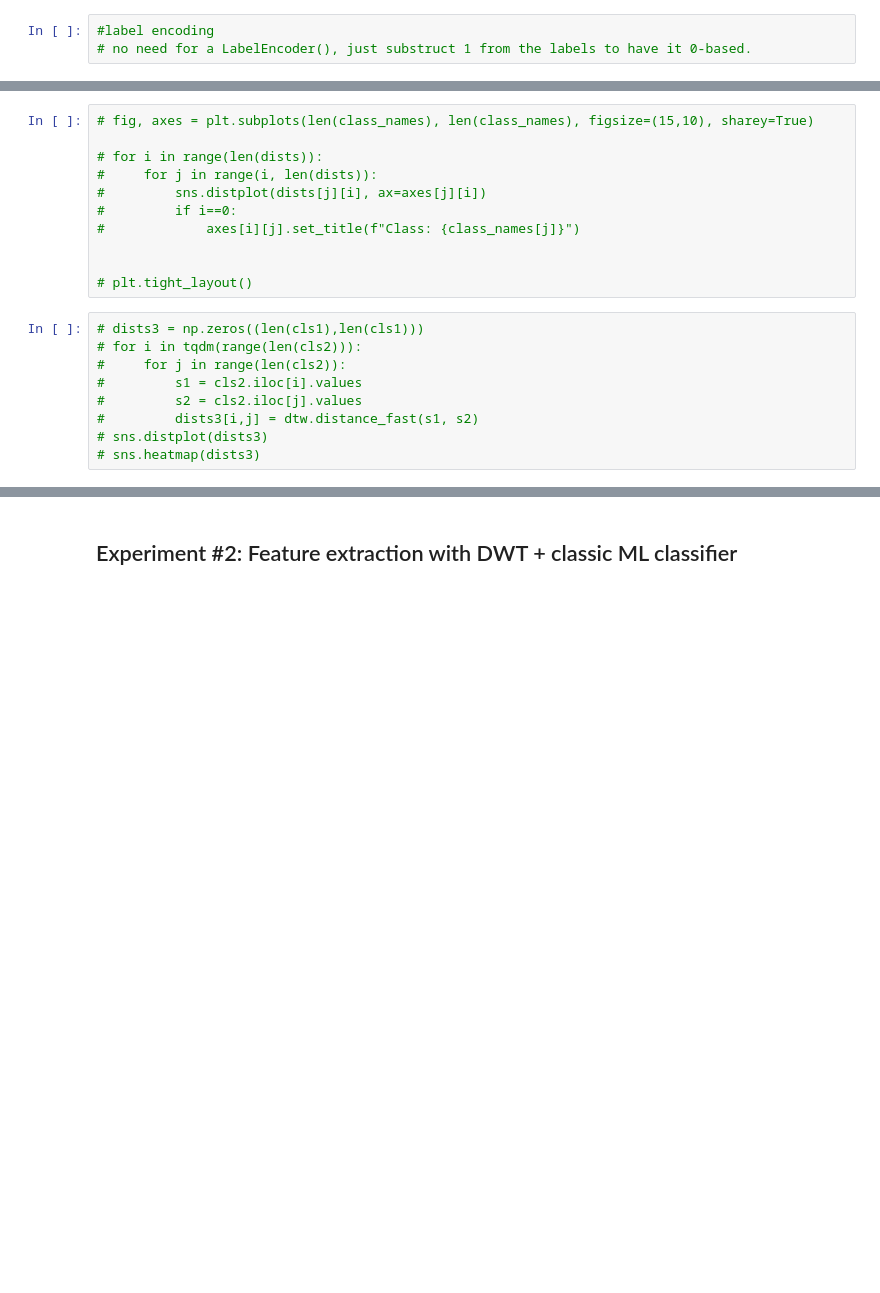
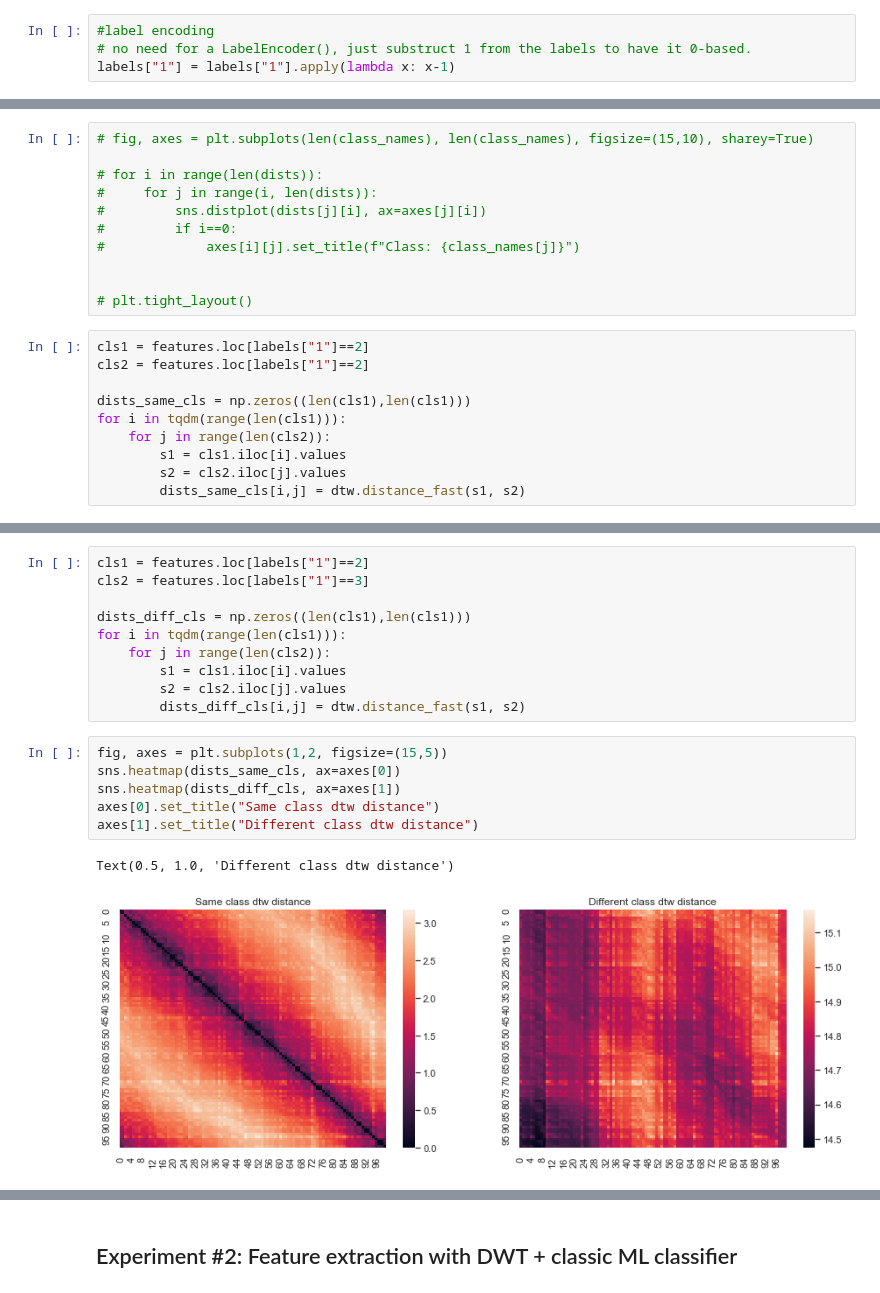
Before and after one commit to razta6/owlytics, a Jupyter notebook: Owlytics Data Science Assignment.ipynb, the cells around one changed output, grey strips where cells are left out. Drawn from its saved outputs; the diff is of its cells as text; blank space fills up the shorter version.

```diff
--- a/Owlytics Data Science Assignment.ipynb
+++ b/Owlytics Data Science Assignment.ipynb
@@ -188,3 +175,4 @@ Test:  (array([1, 2, 3, 4, 5], dtype=int64), array([10, 10, 10, 10, 10], dtype=i
 # %%
 #label encoding
 # no need for a LabelEncoder(), just substruct 1 from the labels to have it 0-based.
+labels["1"] = labels["1"].apply(lambda x: x-1)
@@ -226,11 +216,12 @@ class_names = y_train["1"].unique()
 
 # plt.tight_layout()
 # %%
-# dists3 = np.zeros((len(cls1),len(cls1)))
-# for i in tqdm(range(len(cls2))):
-#     for j in range(len(cls2)):
-#         s1 = cls2.iloc[i].values
-#         s2 = cls2.iloc[j].values
-#         dists3[i,j] = dtw.distance_fast(s1, s2)
-# sns.distplot(dists3)
-# sns.heatmap(dists3)
+cls1 = features.loc[labels["1"]==2]
+cls2 = features.loc[labels["1"]==2]
+
+dists_same_cls = np.zeros((len(cls1),len(cls1)))
+for i in tqdm(range(len(cls1))):
+    for j in range(len(cls2)):
+        s1 = cls1.iloc[i].values
+        s2 = cls2.iloc[j].values
+        dists_same_cls[i,j] = dtw.distance_fast(s1, s2)
@@ -283,3 +228,22 @@ array([0.88814779, 0.87939328, 0.85776446, 0.91676345, 0.89719776])
+# %%
+cls1 = features.loc[labels["1"]==2]
+cls2 = features.loc[labels["1"]==3]
+
+dists_diff_cls = np.zeros((len(cls1),len(cls1)))
+for i in tqdm(range(len(cls1))):
+    for j in range(len(cls2)):
+        s1 = cls1.iloc[i].values
+        s2 = cls2.iloc[j].values
+        dists_diff_cls[i,j] = dtw.distance_fast(s1, s2)
+# %%
+fig, axes = plt.subplots(1,2, figsize=(15,5))
+sns.heatmap(dists_same_cls, ax=axes[0])
+sns.heatmap(dists_diff_cls, ax=axes[1])
+axes[0].set_title("Same class dtw distance")
+axes[1].set_title("Different class dtw distance")
+# %% [output]
+Text(0.5, 1.0, 'Different class dtw distance')
+[figure, added]
 # %%
 X = features
 y = labels["1"]
```
Also changed, not shown: parts of 50 cells of this notebook, 16 other files.
